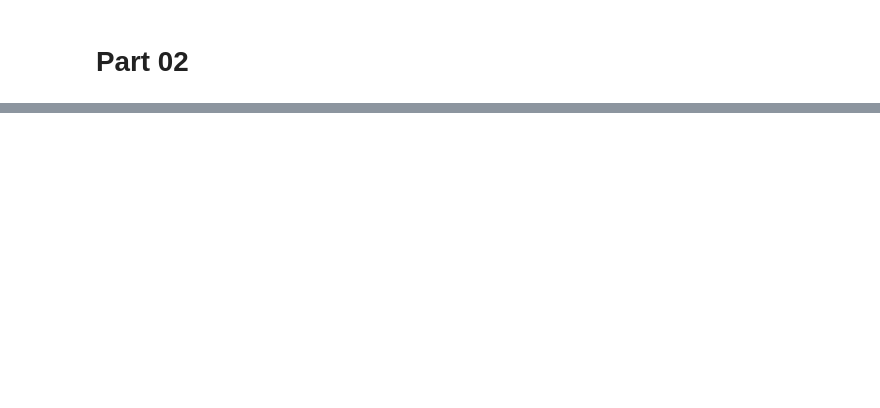
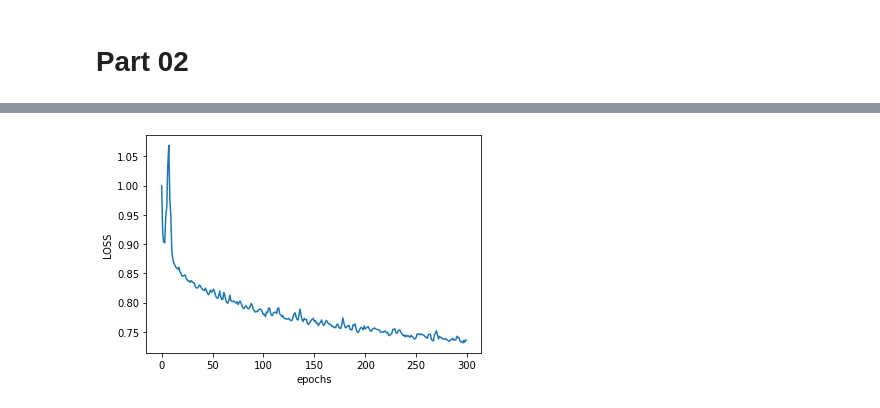
Before and after one commit to AvishkaSandeepa/EN2550-2020-Assignment-04, a Jupyter notebook: Assignment04_Part02.ipynb, the cells around one changed output, grey strips where cells are left out. Drawn from its saved outputs; the diff is of its cells as text; code cells hidden in the pictures; blank space fills up the shorter version.

Commit message:
complete and run code for part 2 and plot losses and accuracies

```diff
--- a/Assignment04_Part02.ipynb
+++ b/Assignment04_Part02.ipynb
@@ -76,0 +116,9 @@ for t in range(iterations):
+# %%
+fig, axes = plt.subplots()
+axes.plot(loss_history)
+axes.set_xlabel("epochs")
+axes.set_ylabel("LOSS")
+plt.show()
+fig.savefig('LOSS.png',transparent=True)
+# %% [output]
+[figure, added]
```
Also changed, not shown: parts of 6 cells of this notebook.
